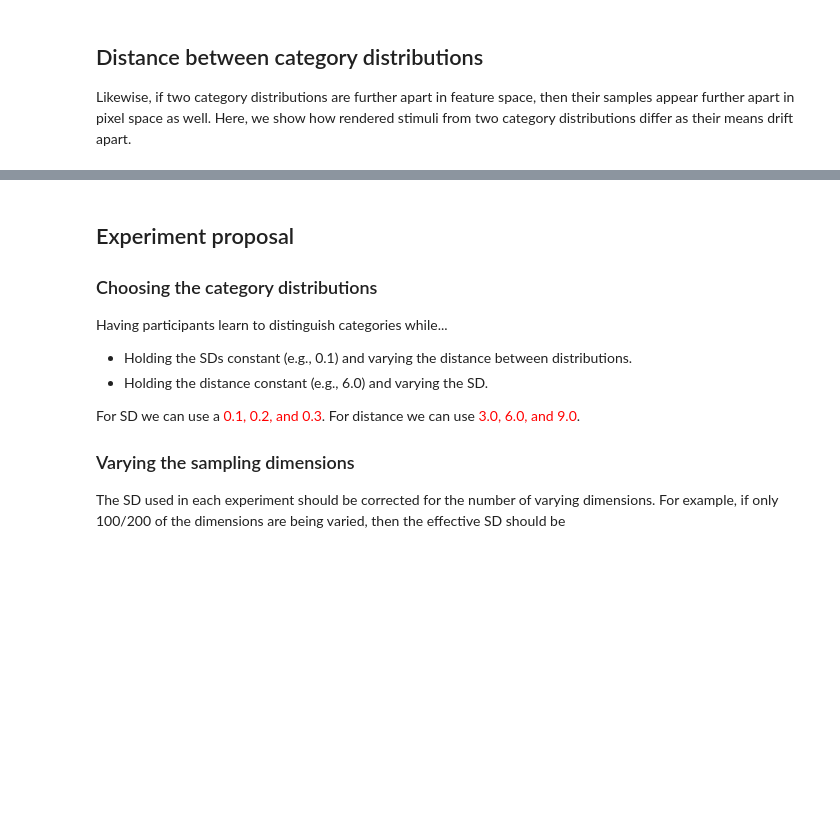
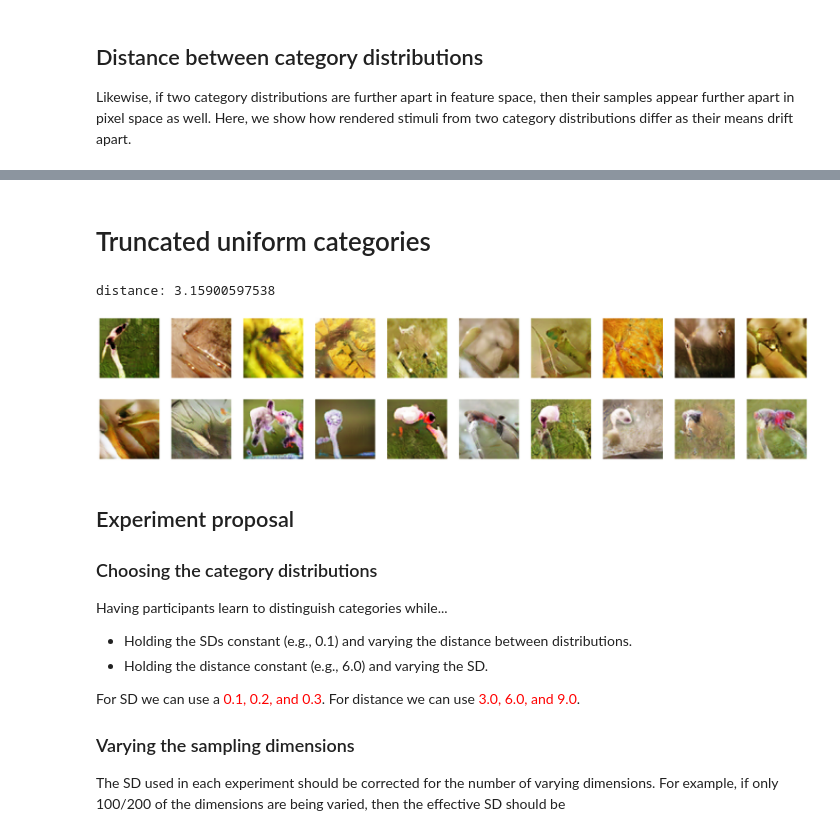
Before and after one commit to alexyku/curse-of-dimensionality, a Jupyter notebook: notebooks/experiment_design.ipynb, the cells around one changed output, grey strips where cells are left out. Saved outputs shown, nothing was run; the diff lists cells and outputs as text; code cells hidden in the pictures; blank space fills up the shorter version.

Commit message:
trunc unif

```diff
--- a/notebooks/experiment_design.ipynb
+++ b/notebooks/experiment_design.ipynb
@@ -99,4 +99,32 @@ dist=15.0
 ... (3 outputs left out)
+# %% [markdown]
+# Truncated uniform categories
+# %%
+def truncated_uniform_categories(offset=0.4):
+    mu1 = np.random.uniform(-1, 1, 200)
+    mu2 = np.array([
+        np.random.uniform(
+            max(-1, x - offset),
+            min(1, x + offset))
+        for x in mu1
+    ])
+    return (mu1, mu2)
+
+(mu1, mu2) = truncated_uniform_categories(offset=0.4)
+
+# render and plot images
+imgs1 = [_render_image(sample_z(mu1, sampling_sd)) for _ in range(10)]
+imgs2 = [_render_image(sample_z(mu2, sampling_sd)) for _ in range(10)]
+
+print ("distance: %s" % np.linalg.norm(mu1 - mu2))
+
+imshows(imgs1)
+imshows(imgs2)
+plt.show()
+# %% [output]
+distance: 3.15900597538
+[figure, added]
+[figure, added]
 # %% [markdown]
 ## Experiment proposal
 
```
Also changed, not shown: parts of 1 cell of this notebook, 2 other files.
